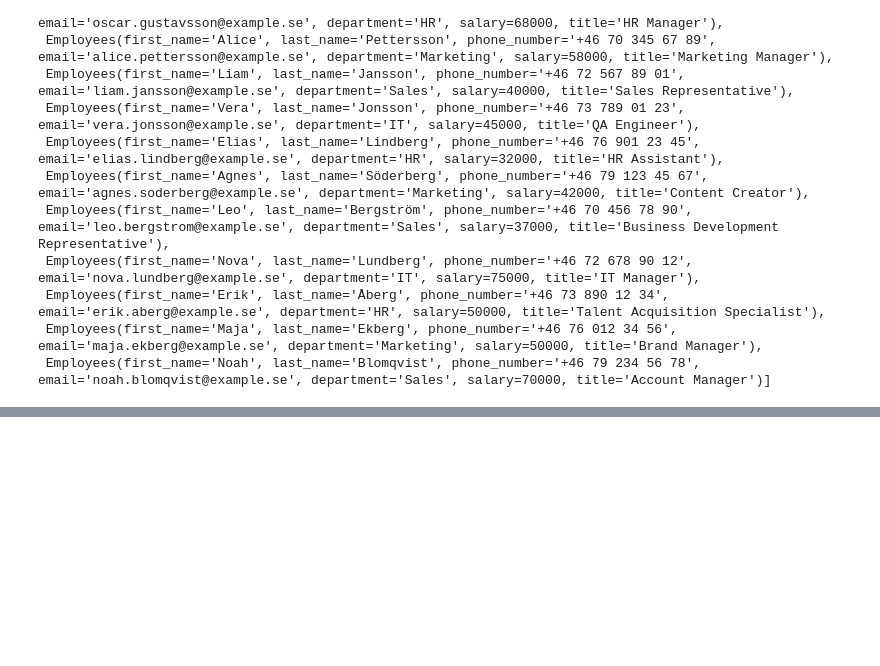
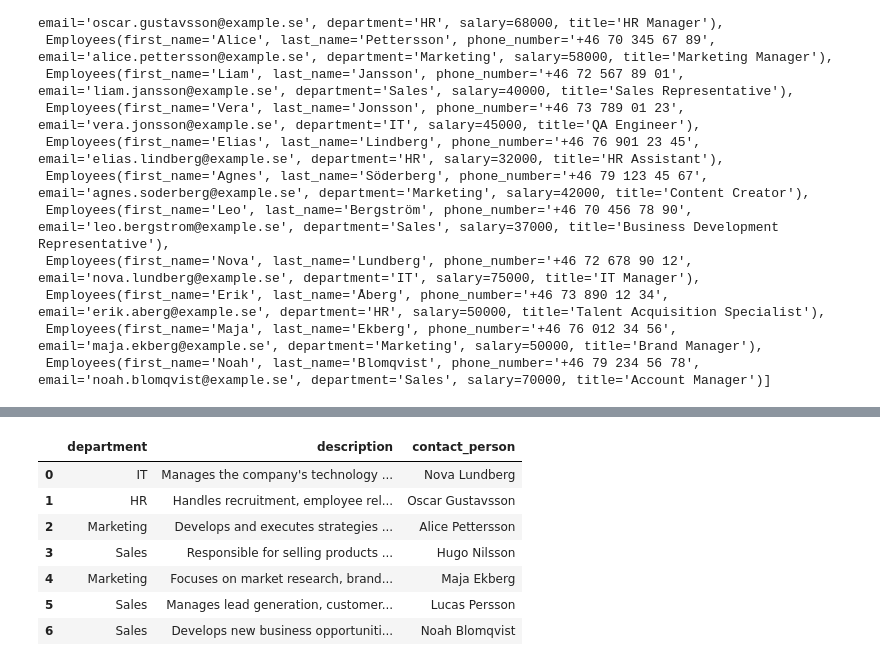
Before and after one commit to Natali-Dev/ai_engineering_natali_harju, a Jupyter notebook: exercises/3_pydantic/2_small company.ipynb, the cells around one changed output, grey strips where cells are left out. Saved outputs shown, nothing was run; the diff lists cells and outputs as text; code cells hidden in the pictures; blank space fills up the shorter version.

```diff
--- a/exercises/3_pydantic/2_small company.ipynb
+++ b/exercises/3_pydantic/2_small company.ipynb
@@ -210,2 +243,15 @@ df.head(1)
 # %%
 # h) Use gemini to simulate departments data. There should be same departments as those you had in task b. Also add a description field and a contact person.
+from dotenv import load_dotenv
+from google import genai
+import os
+
+# a) Connect python to gemini, very important that you place the api key in .env and gitignore it
+load_dotenv()
+client = genai.Client(api_key=os.getenv("GEMINI_API_KEY"))
+response = client.models.generate_content(model="gemini-2.5-flash", contents=f"""Give me data points in json format only, containing:
+                                                                            department, description, contact_person (only name)
+                                                                            Only valid departments is: IT,HR,Marketing,Sales
+                                                                            Only valid contact persons is: {manager_names}
+                                                                            """)
+print(response.text)
@@ -211,0 +276,7 @@ df.head(1)
+# %%
+import json
+output = response.text
+output = output.strip("`json")
+department_list = json.loads(output)
+test = department_list[0]
+test
@@ -211,0 +287,14 @@ df.head(1)
+# %%
+from pydantic import BaseModel, ValidationError
+from typing import Literal
+class Department(BaseModel):
+    department: Literal["IT", "HR", "Marketing", "Sales"]
+    description: str
+    contact_person: str # Literal[]
+
+valid_department = []
+for d in department_list:
+    try:
+        valid_department.append(Department.model_validate(d))
+    except ValidationError as err:
+        print(err)
@@ -212,3 +312,18 @@ df.head(1)
+# %%
+import pandas as pd
+department_dict = [dep.model_dump() for dep in valid_department]
+type(department_dict), department_dict
+df_department = pd.DataFrame(department_dict)
+df_department
+# %% [output]
+|  | department | description | contact_person |
+| 0 | IT | Manages the company's technology ... | Nova Lundberg |
+| 1 | HR | Handles recruitment, employee rel... | Oscar Gustavsson |
+| 2 | Marketing | Develops and executes strategies ... | Alice Pettersson |
+| 3 | Sales | Responsible for selling products ... | Hugo Nilsson |
+| 4 | Marketing | Focuses on market research, brand... | Maja Ekberg |
+| 5 | Sales | Manages lead generation, customer... | Lucas Persson |
+| 6 | Sales | Develops new business opportuniti... | Noah Blomqvist |
 # %%
 
 # i) Add a departments table in your duckdb database under staging layer to store this data.
```
Also changed, not shown: parts of 10 cells of this notebook, 1 other file.
